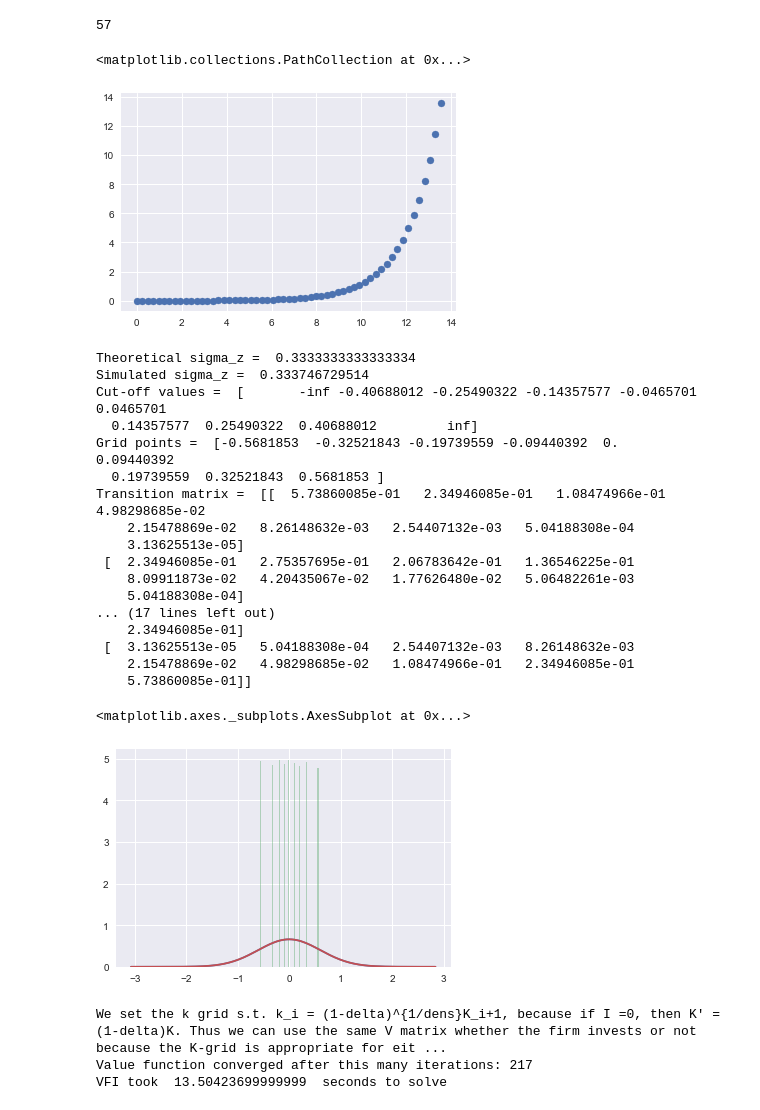
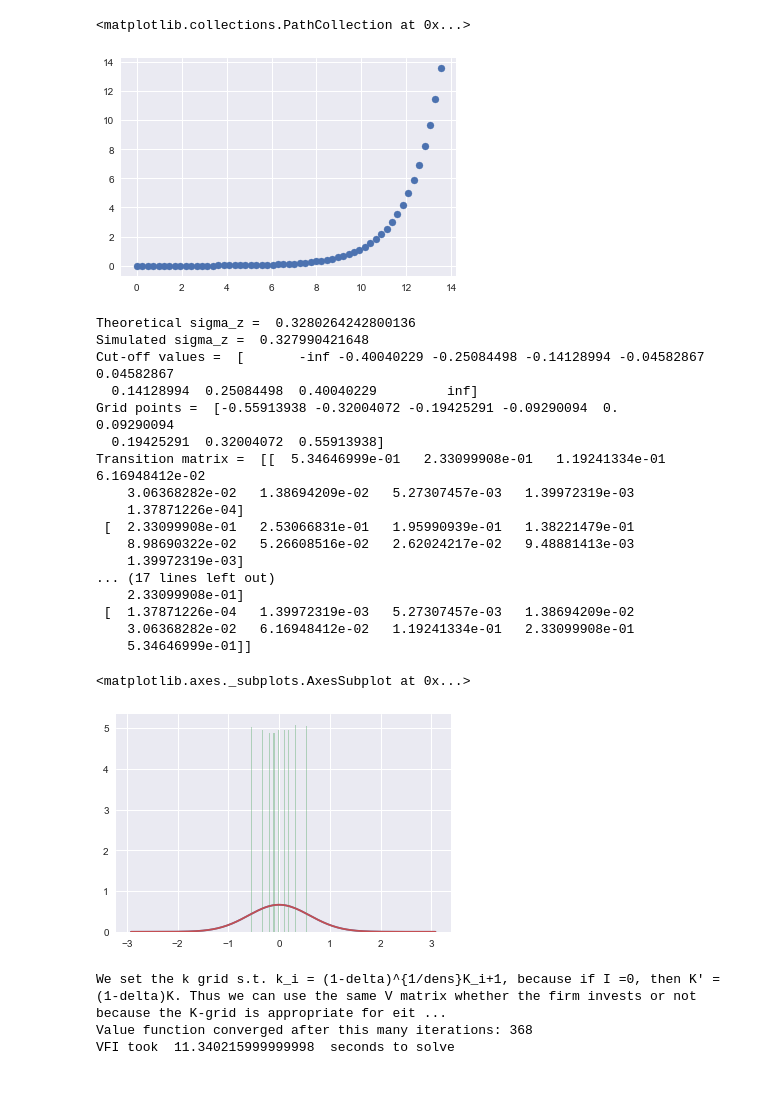
Before and after one commit to benlimsh/BootCamp2017, a Jupyter notebook: Labs/Econ/econ_pset3_2.ipynb, the cells around one changed output. Cells and saved outputs as stored; diff of their text form; code cells hidden in the pictures.

```diff
--- a/Labs/Econ/econ_pset3_2.ipynb
+++ b/Labs/Econ/econ_pset3_2.ipynb
@@ -11,7 +11,7 @@ import time
 alpha_k = 0.29715
 alpha_l = 0.65
 delta = 0.154
-psi = 1.08
+psi = 0.03
 w = 0.7
 r= 0.04
 #replaced z with 1 for the lower bound. (should we choose z = smallest point in zgrid instead?)
@@ -36,13 +36,11 @@ for j in range(int(numb * dens)):
     K[j] = ub_k * (1 - delta) ** (j / dens)
 kvec = K[::-1]
 sizek = kvec.shape[0]
-print(sizek)
 
 k_linear = np.linspace(lb_k, ub_k, num=sizek)
 plt.scatter(k_linear, kvec)
 # %% [output]
-57
+<matplotlib.collections.PathCollection at 0x...>
-<matplotlib.collections.PathCollection at 0x...>
 [figure]
 # %%
 #AR APPROXIMATION
@@ -56,9 +54,10 @@ import numpy as np
 %matplotlib inline
 
 # set out parameters
-rho = 0.8
+rho = 0.7605
 mu = 0.0
-sigma_eps = 0.2
+sigma_eps = 0.213
+sigma_z = sigma_eps/ ((1-rho**2)**(1/2))
 
 # draw our shocks
 num_draws = 100000 # number of shocks to draw
@@ -131,50 +130,50 @@ def sim_markov(z_grid, pi, num_draws):
     z_discrete = np.empty(num_draws)  # this will be a vector of values
     # we land on in the discretized grid for z
     N = z_grid.shape[0]
     oldind = int(np.ceil((N - 1) / 2)) # set initial value to median of grid
     z_discrete[0] = z_grid[oldind]
     for i in range(1, num_draws):
         sum_p = 0
         ind = 0
         while sum_p < u[i]:
             sum_p = sum_p + pi[ind, oldind]
 #             print('inds =  ', ind, oldind)
             ind += 1
         if ind > 0:
             ind -= 1
         z_discrete[i] = z_grid[ind]
         oldind = ind
 
     return z_discrete
 
 
 # Call simulation function to get simulated values
 z_discrete = sim_markov(z_grid, np.transpose(pi), num_draws)
 
 
 # Plot AR(1) and Markov approximation
 sns.distplot(z_discrete, hist=True, kde=False, norm_hist=True)
 sns.kdeplot(np.array(z), bw=0.5)
 # %% [output]
-Theoretical sigma_z =  0.3333333333333334
-Simulated sigma_z =  0.333746729514
-Cut-off values =  [       -inf -0.40688012 -0.25490322 -0.14357577 -0.0465701   0.0465701
-  0.14357577  0.25490322  0.40688012         inf]
-Grid points =  [-0.5681853  -0.32521843 -0.19739559 -0.09440392  0.          0.09440392
-  0.19739559  0.32521843  0.5681853 ]
-Transition matrix =  [[  5.73860085e-01   2.34946085e-01   1.08474966e-01   4.98298685e-02
-    2.15478869e-02   8.26148632e-03   2.54407132e-03   5.04188308e-04
-    3.13625513e-05]
- [  2.34946085e-01   2.75357695e-01   2.06783642e-01   1.36546225e-01
-    8.09911873e-02   4.20435067e-02   1.77626480e-02   5.06482261e-03
-    5.04188308e-04]
+Theoretical sigma_z =  0.3280264242800136
+Simulated sigma_z =  0.327990421648
+Cut-off values =  [       -inf -0.40040229 -0.25084498 -0.14128994 -0.04582867  0.04582867
+  0.14128994  0.25084498  0.40040229         inf]
+Grid points =  [-0.55913938 -0.32004072 -0.19425291 -0.09290094  0.          0.09290094
+  0.19425291  0.32004072  0.55913938]
+Transition matrix =  [[  5.34646999e-01   2.33099908e-01   1.19241334e-01   6.16948412e-02
+    3.06368282e-02   1.38694209e-02   5.27307457e-03   1.39972319e-03
+    1.37871226e-04]
+ [  2.33099908e-01   2.53066831e-01   1.95990939e-01   1.38221479e-01
+    8.98690322e-02   5.26608516e-02   2.62024217e-02   9.48881413e-03
+    1.39972319e-03]
 ... (17 lines left out)
-    2.34946085e-01]
- [  3.13625513e-05   5.04188308e-04   2.54407132e-03   8.26148632e-03
-    2.15478869e-02   4.98298685e-02   1.08474966e-01   2.34946085e-01
-    5.73860085e-01]]
+    2.33099908e-01]
+ [  1.37871226e-04   1.39972319e-03   5.27307457e-03   1.38694209e-02
+    3.06368282e-02   6.16948412e-02   1.19241334e-01   2.33099908e-01
+    5.34646999e-01]]
 <matplotlib.axes._subplots.AxesSubplot at 0x...>
-[figure, old version]
+[figure, new version]
 # %%
 # operating profits, op
 op = np.zeros((9, 57))
@@ -202,20 +201,40 @@ start_time = time.clock()
 # %%
 print("We set the k grid s.t. k_i = (1-delta)^{1/dens}K_i+1, because if I =0, then K' = (1-delta)K. \
 Thus we can use the same V matrix whether the firm invests or not because the K-grid is appropriate for either case.")
+
 while VFdist > VFtol and VFiter < VFmaxiter:
 
     TV = V
-    V_d = np.copy(V)
     V = pi @ V
+    V_nc = np.copy(V)
+
+    for h in range(N):  #loop over z
+        for i in range(sizek):  # loop over k
+            if i == 0:
+                V_nc[h, i] = op[h, i] + betafirm * V[h, i]
+            else:
+                V_nc[h, i] = op[h, i] + betafirm * V[h, i - dens]
+
+    PF_nc = np.copy(PF)
+    #if don't invest, then index for k' is just (index for k) - dens
+    for i in range(N):
+        for j in range(sizek):
+            if PF[i, j] > 0:
+                PF[i, j] = PF[i, j] - dens
+
     for h in range(N):  #loop over z
         for i in range(sizek):  # loop over k
             for j in range(sizek):  # loop over k'
                 Vmat[h, i, j] = e[h, i, j] + betafirm * V[h, j]
 
-    #Vstore[:, :, VFiter] = V.reshape(N,sizek)  # store value function at each
-    # iteration for graphing later
-    V = Vmat.max(axis=2)  # apply max operator to Vmat (to get V(k)), maximize over k'
-    PF = np.argmax(Vmat, axis=2)  # find the index of the optimal k'
+    V = Vmat.max(axis=2)
+    PF = np.argmax(Vmat, axis=2)
+
+    for i in range(N):
+        for j in range(sizek):
+            V[i, j] = max(V[i, j], V_nc[i, j])
+            if V[i, j] == V_nc[i, j]:
+                PF[i, j] = PF_nc[i, j]
 
     VFdist = (np.absolute(V - TV)).max()  # check distance between value
     # function for this iteration and value function from past iteration
@@ -232,8 +251,8 @@ print('VFI took ', VFI_time, ' seconds to solve')
 VF = V  # solution to the functional equation
 # %% [output]
 We set the k grid s.t. k_i = (1-delta)^{1/dens}K_i+1, because if I =0, then K' = (1-delta)K. Thus we can use the same V matrix whether the firm invests or not because the K-grid is appropriate for eit ...
-Value function converged after this many iterations: 217
-VFI took  13.50423699999999  seconds to solve
+Value function converged after this many iterations: 368
+VFI took  11.340215999999998  seconds to solve
 # %%
 '''
 ------------------------------------------------------------------------
```
Also changed, not shown: parts of 5 cells of this notebook, 8 other files.
